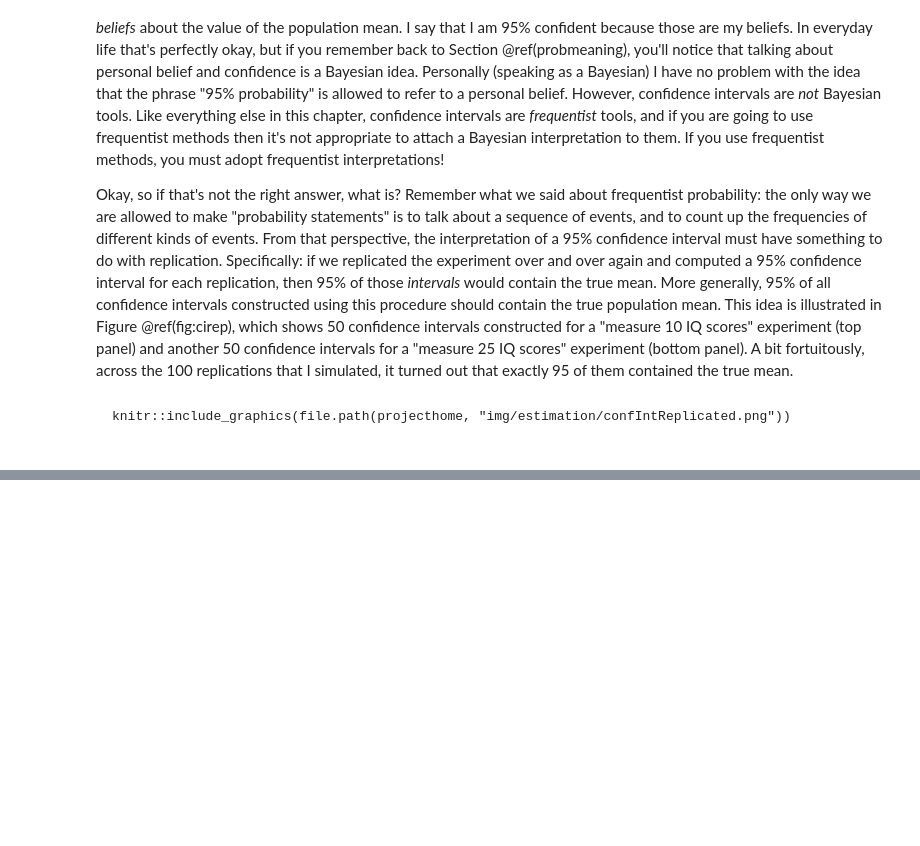
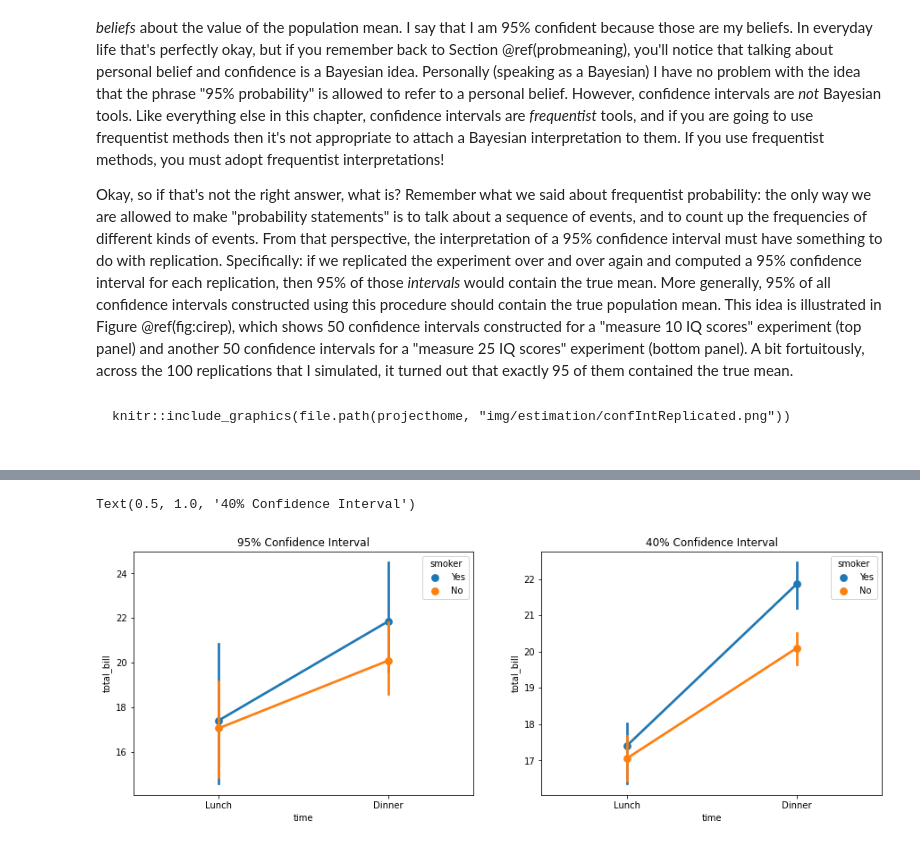
Before and after one commit to ethanweed/pythonbook, a Jupyter notebook: Book/_build/jupyter_execute/04.03-estimation.ipynb, the cells around one changed output, grey strips where cells are left out. Drawn from its saved outputs; the diff is of its cells as text; code cells hidden in the pictures; blank space fills up the shorter version.

```diff
--- a/Book/_build/jupyter_execute/04.03-estimation.ipynb
+++ b/Book/_build/jupyter_execute/04.03-estimation.ipynb
@@ -815,0 +803,15 @@ As always, there's a lot of topics related to sampling and estimation that aren'
+# %%
+import seaborn as sns
+import matplotlib.pyplot as plt
+tips = sns.load_dataset("tips")
+
+fig, axes = plt.subplots(1, 2, figsize=(15, 5))
+
+
+sns.pointplot(x="time", y="total_bill", hue="smoker", data=tips, ax=axes[0])
+sns.pointplot(x="time", y="total_bill", hue="smoker",  ci = 40, data=tips, ax=axes[1])
+axes[0].set_title("95% Confidence Interval")
+axes[1].set_title("40% Confidence Interval")
+# %% [output]
+Text(0.5, 1.0, '40% Confidence Interval')
+[figure, added]
```
Also changed, not shown: parts of 26 cells of this notebook, 41 other files.
